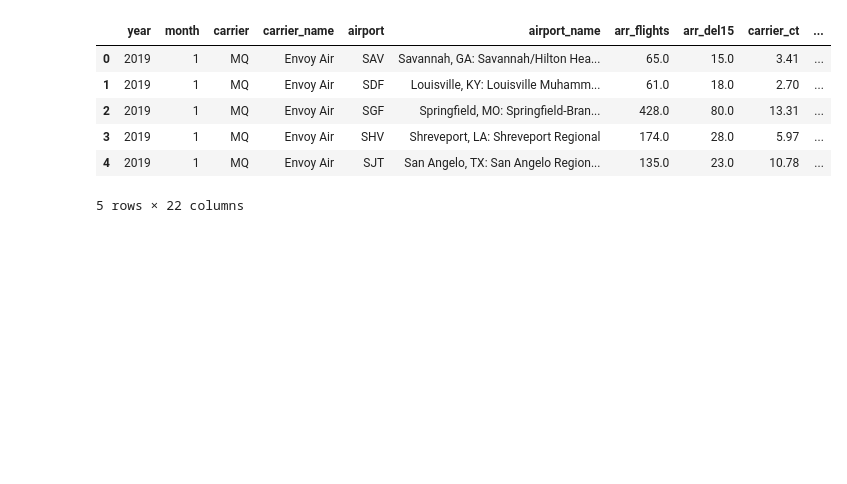
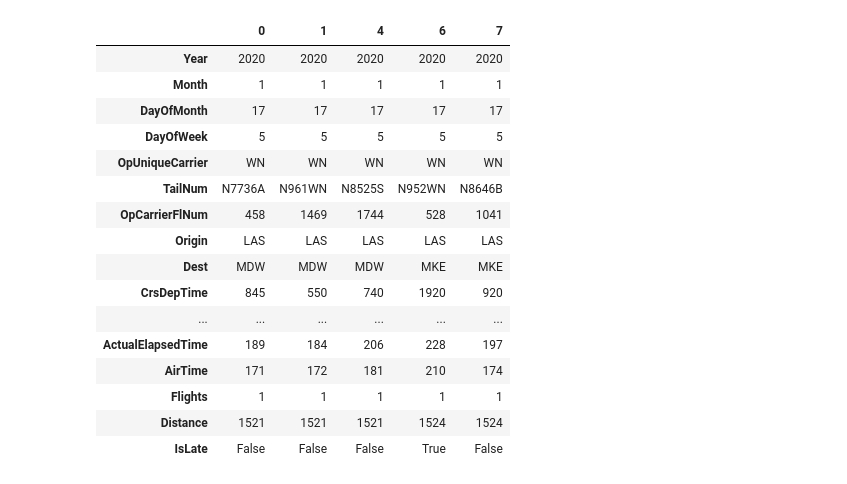
Before and after one commit to tailtq/ml-learning, a Jupyter notebook: ml-08/04_airline_delay_causes.csv.ipynb, the cells around one changed output. Drawn from its saved outputs; the diff is of its cells as text; code cells hidden in the pictures; blank space fills up the shorter version.

```diff
--- a/ml-08/04_airline_delay_causes.csv.ipynb
+++ b/ml-08/04_airline_delay_causes.csv.ipynb
@@ -7,4 +7,4 @@ import math
 import json
 # %%
 # load dataset
-df = pd.read_csv("datasets/airline_delay_causes/airline_delay_causes.csv")
+df = pd.read_csv("datasets/airline_arrival_delays/AirlineData.csv")
@@ -30,0 +11,24 @@ memory usage: 7.2+ MB
+# %%
+old_columns = df.columns
+
+# convert column names to Pascal case
+for old_column in old_columns:
+    new_column = "".join([segment.lower().capitalize() for segment in old_column.split("_")])
+    df[new_column] = df[old_column]
+
+df = df.drop(old_columns, axis=1)
+# %%
+# we first ignore the canceled flights because we only predict the flights are late or not
+df = df[df["Cancelled"] == False]
+# because we only classify whether the flight is late or not, so we have to drop the other delay columns
+df = df.drop(["CarrierDelay",
+              "WeatherDelay",
+              "NasDelay",
+              "SecurityDelay",
+              "LateAircraftDelay",
+              "Cancelled",
+              "CancellationCode"], axis=1)
+
+df["IsLate"] = df["ArrDelay"].apply(lambda x: x > 30)
+# besides, there are no reason to keep ArrTime and ArrDelay anymore, because they could potentially harm the model's result
+df = df.drop(["ArrTime", "ArrDelay"], axis=1)
@@ -73,15 +117,25 @@ df.describe()
 28. SecurityDelay: ~~ in minutes
 29. LateAircraftDelay: ~~ in minutes
 # %%
-df.head(5)
+df.head(5).T
 # %% [output]
-|  | year | month | carrier | carrier_name | airport | airport_name | arr_flights | arr_del15 | carrier_ct | ... |
-| 0 | 2019 | 1 | MQ | Envoy Air | SAV | Savannah, GA: Savannah/Hilton Hea... | 65.0 | 15.0 | 3.41 | ... |
-| 1 | 2019 | 1 | MQ | Envoy Air | SDF | Louisville, KY: Louisville Muhamm... | 61.0 | 18.0 | 2.70 | ... |
-| 2 | 2019 | 1 | MQ | Envoy Air | SGF | Springfield, MO: Springfield-Bran... | 428.0 | 80.0 | 13.31 | ... |
-| 3 | 2019 | 1 | MQ | Envoy Air | SHV | Shreveport, LA: Shreveport Regional | 174.0 | 28.0 | 5.97 | ... |
-| 4 | 2019 | 1 | MQ | Envoy Air | SJT | San Angelo, TX: San Angelo Region... | 135.0 | 23.0 | 10.78 | ... |
+|  | 0 | 1 | 4 | 6 | 7 |
+| Year | 2020 | 2020 | 2020 | 2020 | 2020 |
+| Month | 1 | 1 | 1 | 1 | 1 |
+| DayOfMonth | 17 | 17 | 17 | 17 | 17 |
+| DayOfWeek | 5 | 5 | 5 | 5 | 5 |
+| OpUniqueCarrier | WN | WN | WN | WN | WN |
+| TailNum | N7736A | N961WN | N8525S | N952WN | N8646B |
+| OpCarrierFlNum | 458 | 1469 | 1744 | 528 | 1041 |
+| Origin | LAS | LAS | LAS | LAS | LAS |
+| Dest | MDW | MDW | MDW | MKE | MKE |
+| CrsDepTime | 845 | 550 | 740 | 1920 | 920 |
+| ... | ... | ... | ... | ... | ... |
+| ActualElapsedTime | 189 | 184 | 206 | 228 | 197 |
+| AirTime | 171 | 172 | 181 | 210 | 174 |
+| Flights | 1 | 1 | 1 | 1 | 1 |
+| Distance | 1521 | 1521 | 1521 | 1524 | 1524 |
+| IsLate | False | False | False | True | False |
-5 rows × 22 columns
 # %%
 print(f"Total rows: {len(df)}")
 # %% [output]
```
Also changed, not shown: parts of 20 cells of this notebook, 13 other files.
